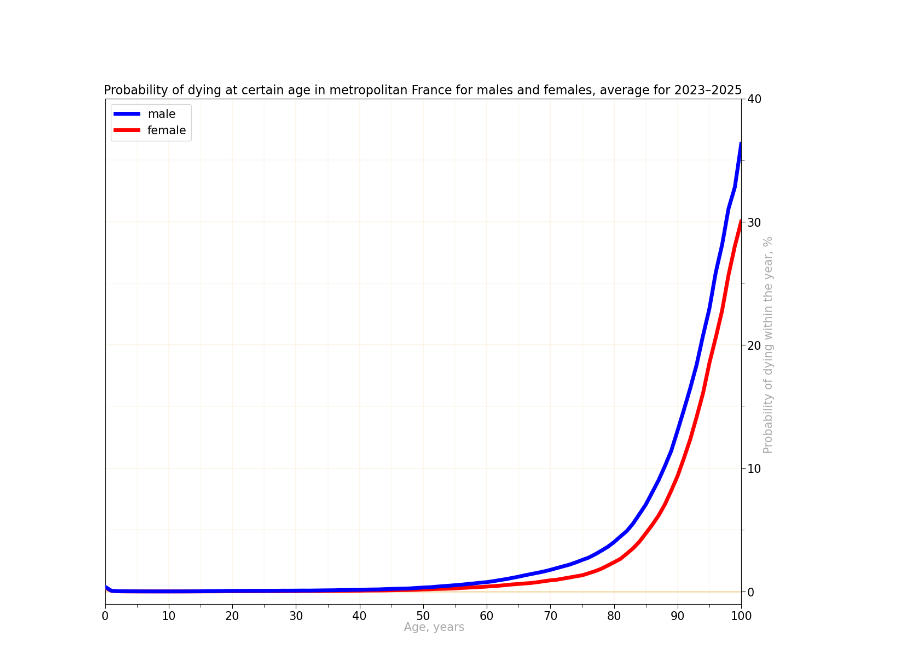
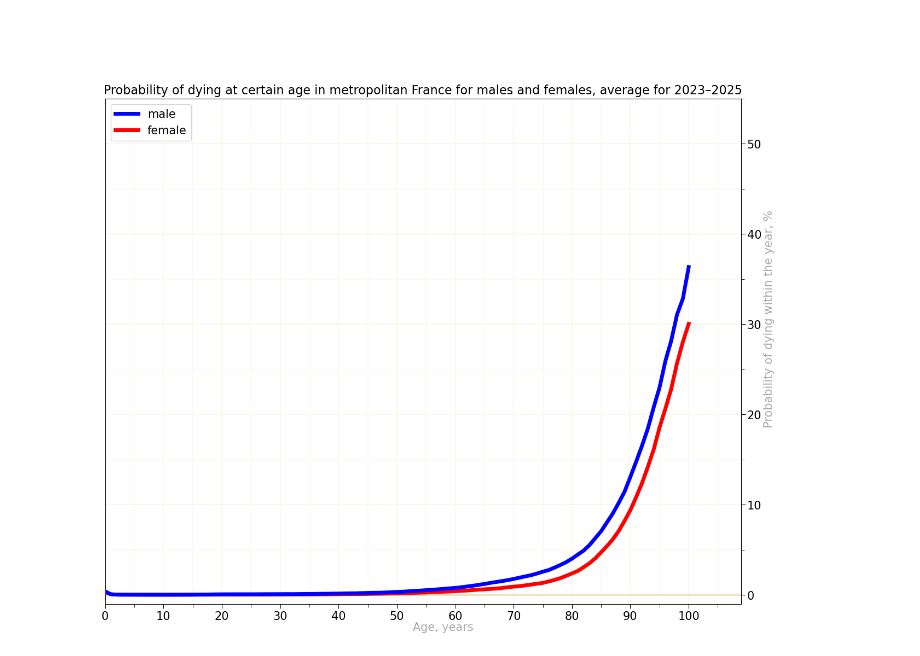
Before and after one commit to Lady3mlnm/Mini-programs-for-calculation-of-life-expectancy-in-countries, a Jupyter notebook: regions_France/France_probability_of_dying.ipynb, the cells around one changed output. Drawn from its saved outputs; the diff is of its cells as text; code cells hidden in the pictures.

```diff
--- a/regions_France/France_probability_of_dying.ipynb
+++ b/regions_France/France_probability_of_dying.ipynb
@@ -204,10 +204,10 @@ def create_chart(
     plt.yticks(fontsize=15)
 
     x_min = y_min = 0
-    x_max = 100
-    y_max = 40
-    plt.xlim(0, 100)
-    plt.ylim(-1, 40)
+    x_max = 109
+    y_max = 55
+    plt.xlim(0, 109)
+    plt.ylim(-1, 55)
 
     plt.grid(which='major', color='wheat', linewidth=0.35)
     plt.grid(which='minor', color='wheat', linewidth=0.20)
@@ -216,15 +216,15 @@ def create_chart(
 
     plt.title(title_ru if lang=='ru' else title_fr if lang=='fr' else " " if lang=='nolang' else title_en,
               fontsize=15 if lang=='ru' else 16.5 if lang=='fr' else 16)
-    plt.xlabel("             Возраст, годы" if lang=='ru' else
-               "      Âge, années" if lang=='fr' else
+    plt.xlabel("               Возраст, годы" if lang=='ru' else
+               "               Âge, années" if lang=='fr' else
                " " if lang=='nolang' else
-               "      Age, years",
+               "           Age, years",
                fontsize=15, color='darkgray', labelpad=0)
-    plt.ylabel("     Вероятность смерти в течение года, %" if lang=='ru' else
-               "      Probabilité de décès dans un an, %" if lang=='fr' else
+    plt.ylabel("          Вероятность смерти в течение года, %" if lang=='ru' else
+               "       Probabilité de décès dans un an, %" if lang=='fr' else
                " " if lang=='nolang' else
-               "    Probability of dying within the year, %",
+               "                  Probability of dying within the year, %",
                fontsize=15, color='darkgray', labelpad=3)
 
     for i, gr in enumerate(df.index.to_list()):
@@ -238,34 +238,34 @@ def create_chart(
     if destination == 'file':
         plt.savefig(f"output_charts/{file_name}{' -ru' if lang=='ru' else ' -fr' if lang=='fr' else ' -nolang' if lang=='nolang' else ''}.png",
                     bbox_inches='tight', facecolor='white', pad_inches=0.05)
         print("Data has written to file")
     else:
         plt.show()
 
 
 dd_display = {
     'male'  : DisplayedGroup(en_name="male",   ru_name="мужчины", fr_name="hommes", nolang_name="♂", color='blue', style='-', width=5, alpha=1),
     'female': DisplayedGroup(en_name="female", ru_name="женщины", fr_name="femmes", nolang_name="♀", color='red',  style='-', width=5, alpha=1)
 }
 
 if (WHAT_TO_EXPLORE == 'single'):
     title_en=f"Probability of dying at certain age in metropolitan France in {SELECTED_YEAR} for males and females"
     title_ru=f"Вероятность смерти в определённом возрасте в метрополии Франции в {SELECTED_YEAR} для мужчин и женщин"
     title_fr=f"Probabilité de décès à un certain âge en France métropolitaine en {SELECTED_YEAR} pour hommes et femmes"
     file_name=f"Probability of Dying at Certain Age in France"
 elif (WHAT_TO_EXPLORE == 'average_last_3'):
     title_en=f"Probability of dying at certain age in metropolitan France for males and females, average for {NAME_FOR_AVERAGE}"
     title_ru=f"Вероятность смерти в определённом возрасте в метрополии Франции для мужчин и женщин, {NAME_FOR_AVERAGE}"
     title_fr=f"Probabilité de décès à un certain âge en France métropolitaine pour hommes et femmes, {NAME_FOR_AVERAGE}"
     file_name=f"Probability of Dying at Certain Age in France 3 years average"
 else:
      raise ValueError(f"Variable WHAT_TO_EXPLORE has an invalid value: '{WHAT_TO_EXPLORE}'")
 
 for lang in LANGS:
     create_chart(df.T.loc[['male', 'female']],
             dd_display=dd_display, lang=lang, title_en=title_en, title_ru=title_ru, title_fr=title_fr, file_name=file_name)
 # %% [output]
-[figure, old version]
+[figure, new version]
 # %%
 def create_chart_log(
         df, lang='en', dd_display='', ncol=1,
```
Also changed, not shown: parts of 4 cells of this notebook, 13 other files.
